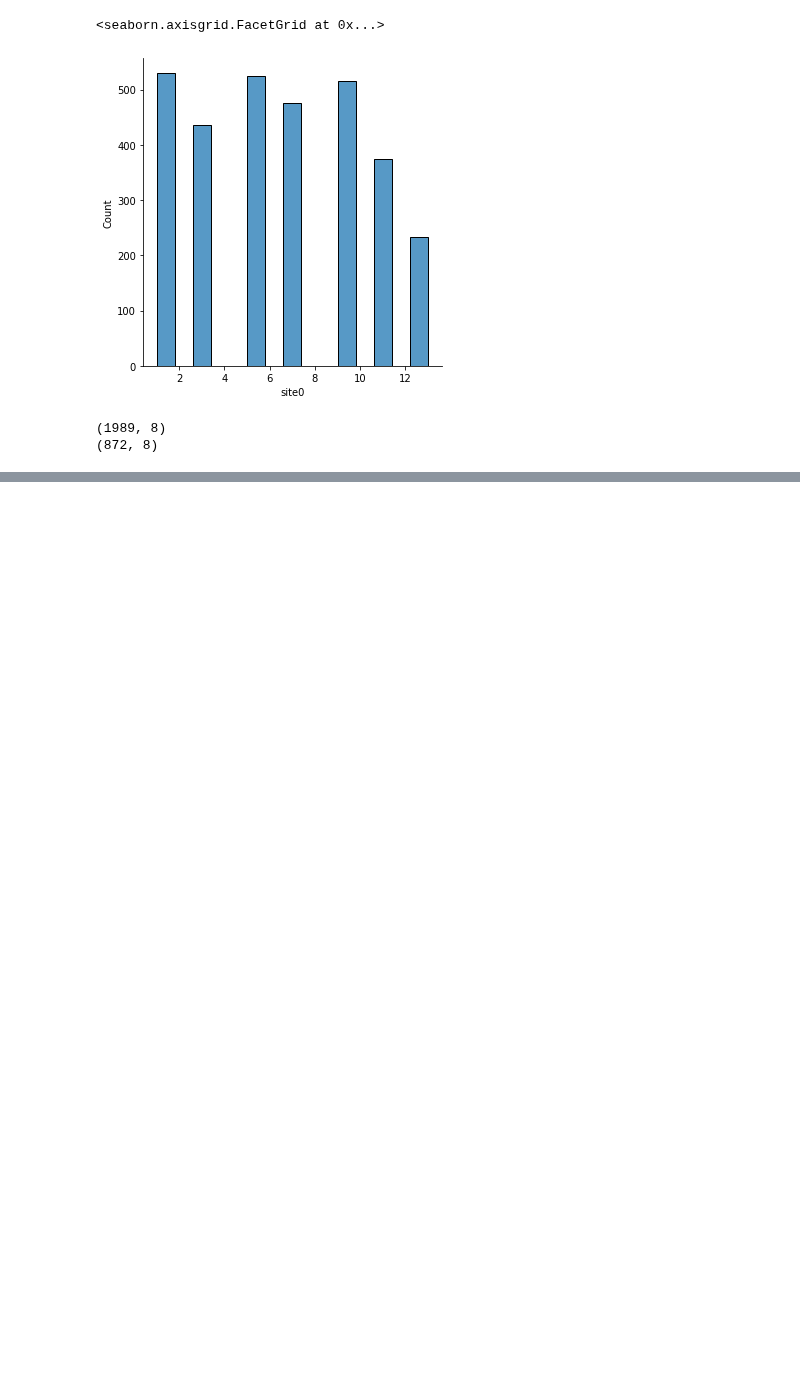
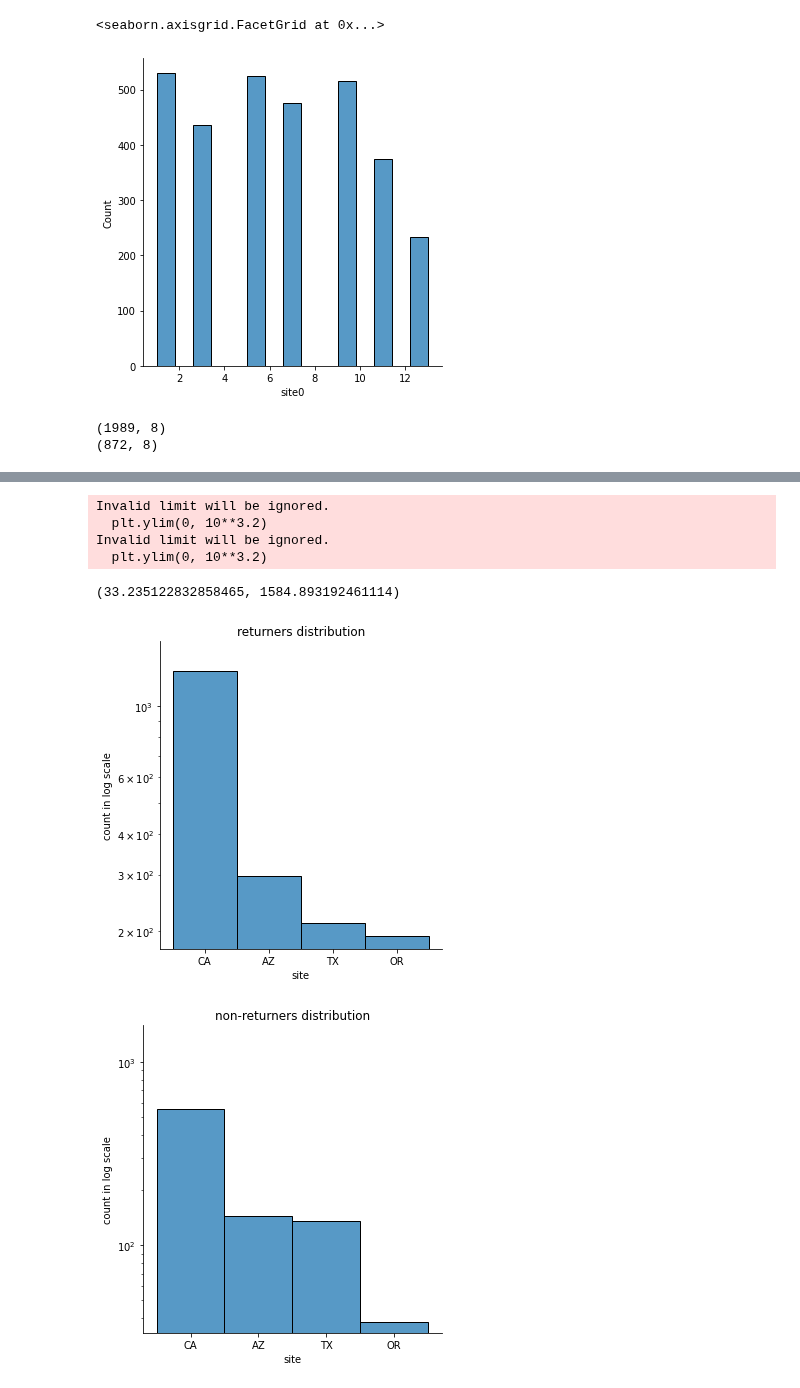
Before and after one commit to pndang/Project_WHEL, a Jupyter notebook: hypothesis_tests/pre-testing-exploration.ipynb, the cells around one changed output, grey strips where cells are left out. Drawn from its saved outputs; the diff is of its cells as text; code cells hidden in the pictures; blank space fills up the shorter version.

```diff
--- a/hypothesis_tests/pre-testing-exploration.ipynb
+++ b/hypothesis_tests/pre-testing-exploration.ipynb
@@ -131,0 +132,13 @@ plot_dist(nonreturners, 'site', 'non-returners distribution', y_log_scale=True)
+# %%
+fig1 = plot_dist(returners, 'site', 'returners distribution', y_log_scale=True)
+plt.ylim(0, 10**3.2)
+fig2 = plot_dist(nonreturners, 'site', 'non-returners distribution', y_log_scale=True)
+plt.ylim(0, 10**3.2)
+# %% [output]
+Invalid limit will be ignored.
+  plt.ylim(0, 10**3.2)
+Invalid limit will be ignored.
+  plt.ylim(0, 10**3.2)
+(33.235122832858465, 1584.893192461114)
+[figure, added]
+[figure, added]
```
Also changed, not shown: parts of 5 cells of this notebook, 4 other files.
